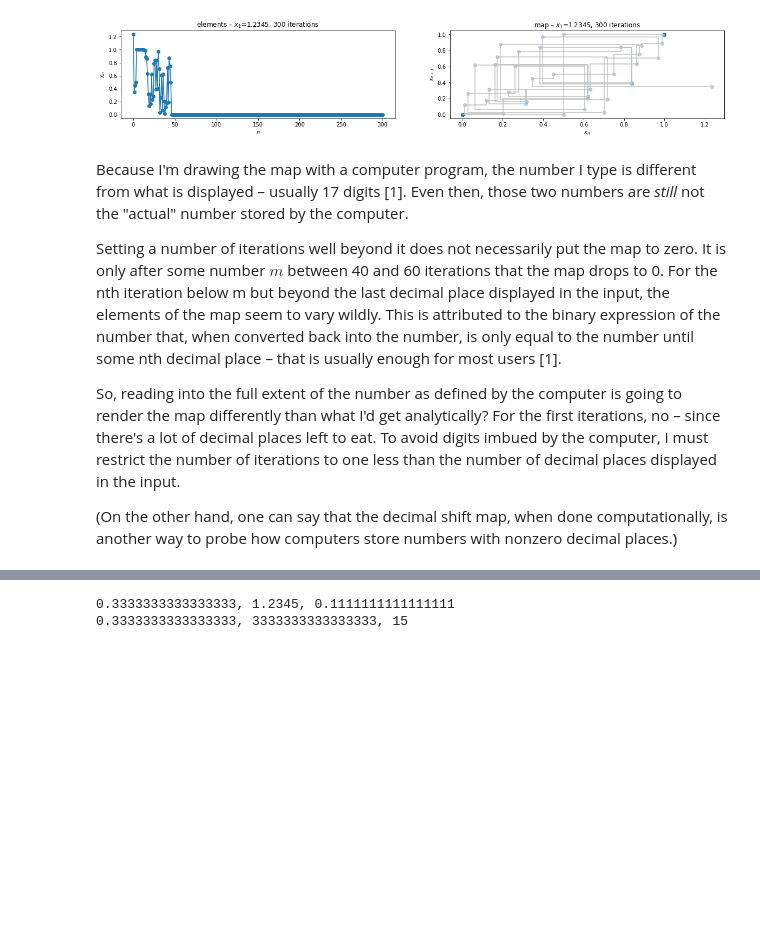
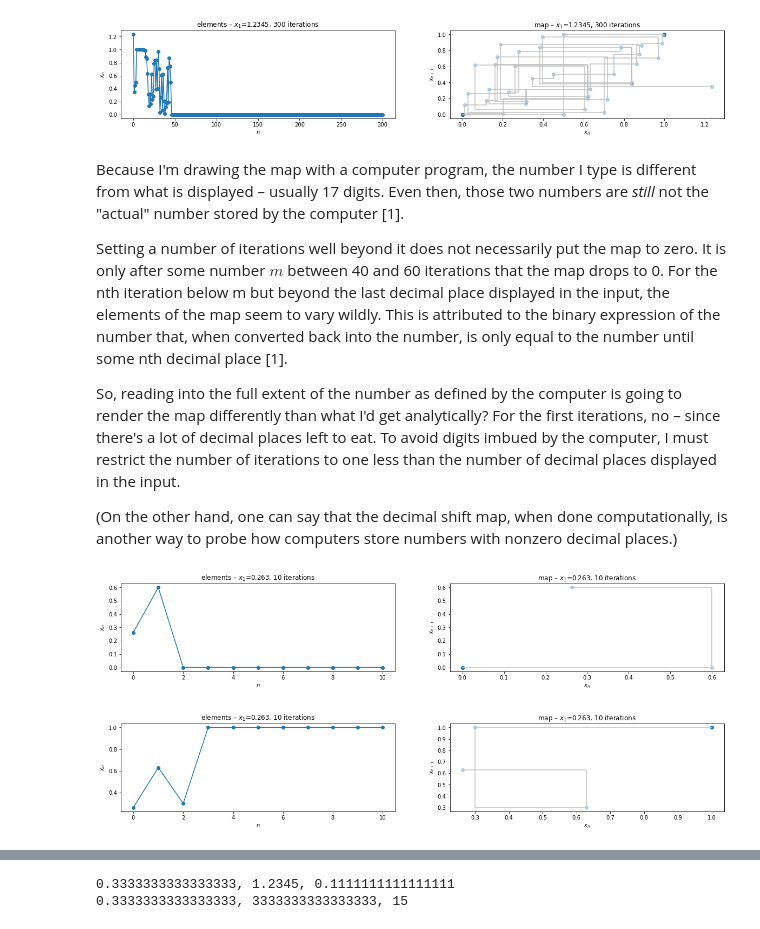
Before and after one commit to mimmphi/Physics-212, a Jupyter notebook: 10.3.7.ipynb, the cells around one changed output, grey strips where cells are left out. Drawn from its saved outputs; the diff is of its cells as text; code cells hidden in the pictures; blank space fills up the shorter version.

```diff
--- a/10.3.7.ipynb
+++ b/10.3.7.ipynb
@@ -213,10 +243,17 @@ dec_shift_map(si=1.2345, stop=300, rounded=False)
 [figure]
 [figure]
 # %% [markdown]
-Because I'm drawing the map with a computer program, the number I type is different from what is displayed – usually 17 digits [1]. Even then, those two numbers are *still* not the "actual" number stored by the computer.
+Because I'm drawing the map with a computer program, the number I type is different from what is displayed – usually 17 digits. Even then, those two numbers are *still* not the "actual" number stored by the computer [1].
 
-Setting a number of iterations well beyond it does not necessarily put the map to zero. It is only after some number $m$ between 40 and 60 iterations that the map drops to 0. For the nth iteration below m but beyond the last decimal place displayed in the input, the elements of the map seem to vary wildly. This is attributed to the binary expression of the number that, when converted back into the number, is only equal to the number until some nth decimal place – that is usually enough for most users [1].
+Setting a number of iterations well beyond it does not necessarily put the map to zero. It is only after some number $m$ between 40 and 60 iterations that the map drops to 0. For the nth iteration below m but beyond the last decimal place displayed in the input, the elements of the map seem to vary wildly. This is attributed to the binary expression of the number that, when converted back into the number, is only equal to the number until some nth decimal place [1].
 
 So, reading into the full extent of the number as defined by the computer is going to render the map differently than what I'd get analytically? For the first iterations, no – since there's a lot of decimal places left to eat. To avoid digits imbued by the computer, I must restrict the number of iterations to one less than the number of decimal places displayed in the input.
 
 (On the other hand, one can say that the decimal shift map, when done computationally, is another way to probe how computers store numbers with nonzero decimal places.)
+# %%
+# the example in the problem in the book: 2.63 mod(1) i.e. initial condition = 0.263
+dec_shift_map(si=0.263, stop=10, rounded=True)
+dec_shift_map(si=0.263, stop=10, rounded=False)
+# %% [output]
+[figure, added]
+[figure, added]
```
Also changed, not shown: parts of 18 cells of this notebook.
